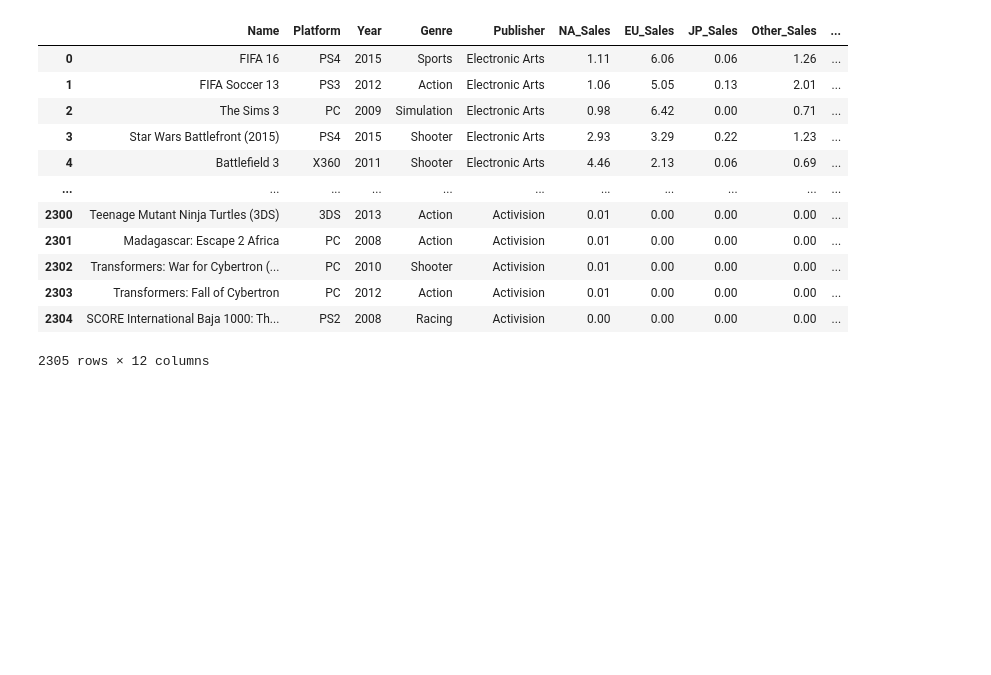
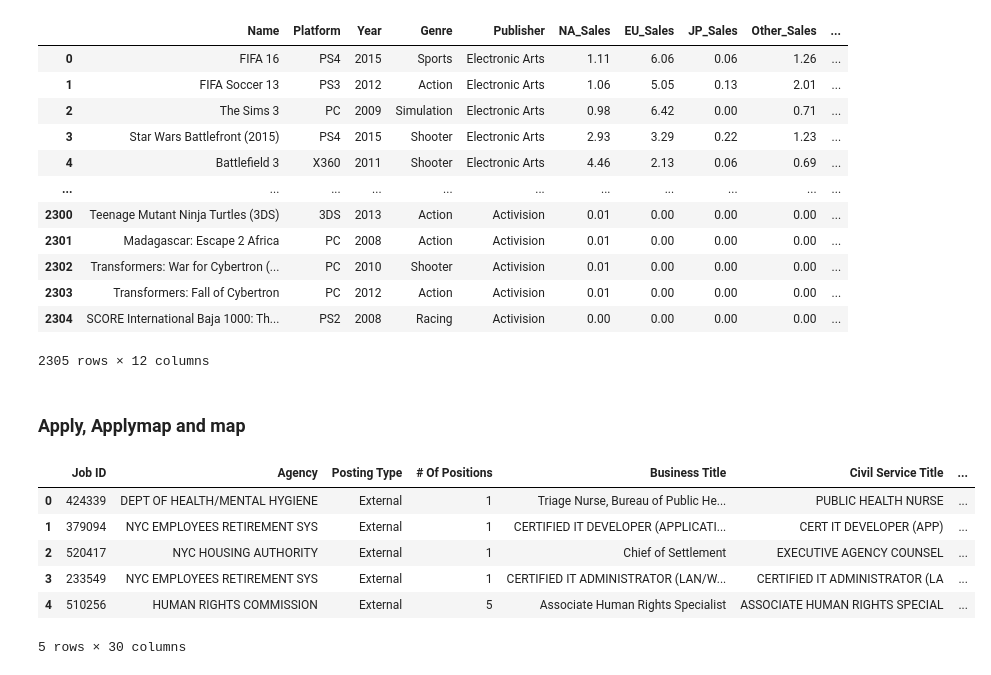
Before and after one commit to karan842/revise-DS-101, a Jupyter notebook: pandas-101.ipynb, the cells around one changed output. Cells and saved outputs as stored; diff of their text form; code cells hidden in the pictures; blank space fills up the shorter version.

```diff
--- a/pandas-101.ipynb
+++ b/pandas-101.ipynb
@@ -1048,3 +1055,16 @@ pd.concat([ea_df,activision_df],axis=0,ignore_index=True)
 | 2303 | Transformers: Fall of Cybertron | PC | 2012 | Action | Activision | 0.01 | 0.00 | 0.00 | 0.00 | ... |
 | 2304 | SCORE International Baja 1000: Th... | PS2 | 2008 | Racing | Activision | 0.00 | 0.00 | 0.00 | 0.00 | ... |
 2305 rows × 12 columns
+# %% [markdown]
+### Apply, Applymap and map
+# %%
+nyc = pd.read_csv('https://raw.githubusercontent.com/misraturp/Pandas-apply-vs.-map-vs.-applymap/main/NYC_Jobs.csv')
+nyc.head()
+# %% [output]
+|  | Job ID | Agency | Posting Type | # Of Positions | Business Title | Civil Service Title | ... |
+| 0 | 424339 | DEPT OF HEALTH/MENTAL HYGIENE | External | 1 | Triage Nurse, Bureau of Public He... | PUBLIC HEALTH NURSE | ... |
+| 1 | 379094 | NYC EMPLOYEES RETIREMENT SYS | External | 1 | CERTIFIED IT DEVELOPER (APPLICATI... | CERT IT DEVELOPER (APP) | ... |
+| 2 | 520417 | NYC HOUSING AUTHORITY | External | 1 | Chief of Settlement | EXECUTIVE AGENCY COUNSEL | ... |
+| 3 | 233549 | NYC EMPLOYEES RETIREMENT SYS | External | 1 | CERTIFIED IT ADMINISTRATOR (LAN/W... | CERTIFIED IT ADMINISTRATOR (LA | ... |
+| 4 | 510256 | HUMAN RIGHTS COMMISSION | External | 5 | Associate Human Rights Specialist | ASSOCIATE HUMAN RIGHTS SPECIAL | ... |
+5 rows × 30 columns
```
Also changed, not shown: parts of 11 cells of this notebook.
